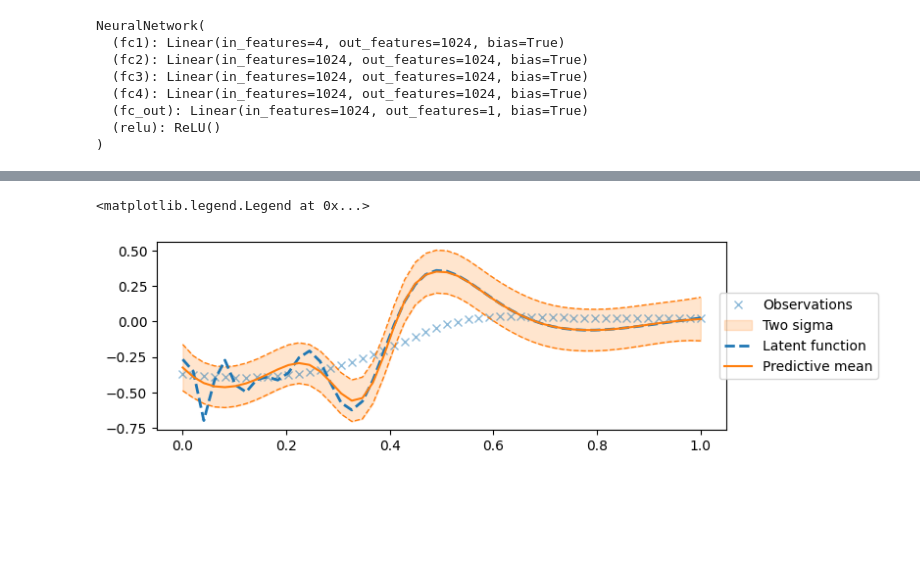
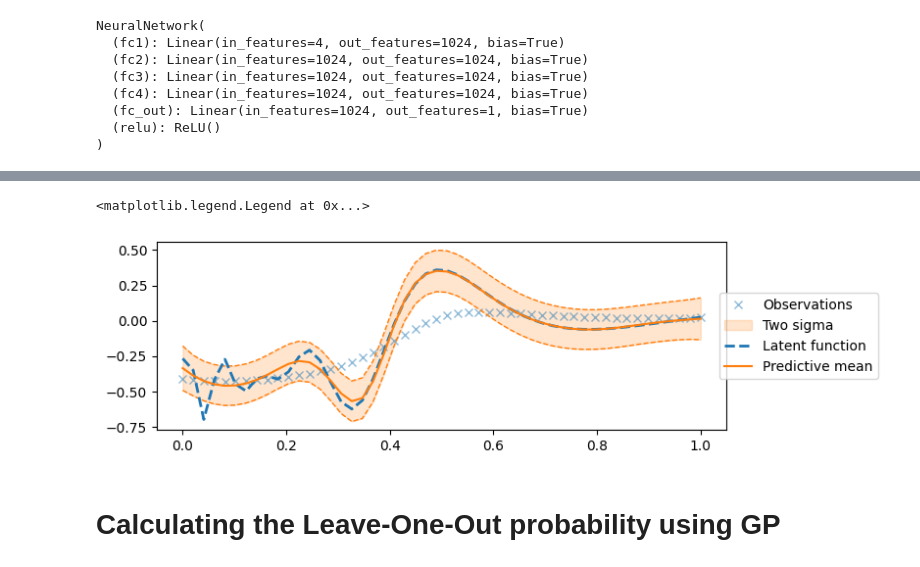
Before and after one commit to ChinmayPillai/GP_Surrogate_for_Neural_Networks, a Jupyter notebook: GP_Project.ipynb, the cells around one changed output, grey strips where cells are left out. Saved outputs shown, nothing was run; the diff lists cells and outputs as text; code cells hidden in the pictures; blank space fills up the shorter version.

```diff
--- a/GP_Project.ipynb
+++ b/GP_Project.ipynb
@@ -183,7 +199,7 @@ torch.Size([50, 4])
 # Disable gradient tracking since we're only doing inference
 with torch.no_grad():
     # Pass the test input data through the model to get predictions
-    predictions2 = model2(x_test2)
+    predictions_fourier = model_fourier(x_test_fourier)
 
-calculate_mse(y_test, predictions2)
+calculate_mse(y_test, predictions_fourier)
 # %% [output]
@@ -211,6 +323,6 @@ WARNING:absl:Type handler registry overriding type "<class 'numpy.number'>" coll
 # %%
-x_test2_jax = jnp.array(x_test2)
-predictions2_jax = jnp.array(predictions2)
+x_test_fourier_jax = jnp.array(x_test_fourier)
+predictions_fourier_jax = jnp.array(predictions_fourier)
 y_test_jax = jnp.array(y_test)
 # %%
 kernel = gpx.kernels.RBF()
@@ -308,5 +365,5 @@ def compute_loo_predictive_prob(gp, X_train, y_train):
 # %%
-D = gpx.Dataset(X=x_test2_jax, y=y_test_jax)
+D = gpx.Dataset(X=x_test_fourier_jax, y=y_test_jax)
 likelihood = gpx.likelihoods.Gaussian(num_datapoints=D.n)
 posterior = prior * likelihood
 # %%
@@ -330,5 +387,5 @@ opt_posterior, history = gpx.fit_scipy(
 # %%
-latent_dist = opt_posterior.predict(x_test2_jax, train_data=D)
+latent_dist = opt_posterior.predict(x_test_fourier_jax, train_data=D)
 predictive_dist = opt_posterior.likelihood(latent_dist)
 
 predictive_mean = predictive_dist.mean()
@@ -349,33 +393,35 @@ Array([0.08170062, 0.0741381 , 0.07259265, 0.07230821, 0.07193729,
 # %%
 fig, ax = plt.subplots(figsize=(7.5, 2.5))
-ax.plot(x_test, predictions2, "x", label="Observations", color=cols[0], alpha=0.5)
+ax.plot(x_test, predictions_fourier, "x", label="Observations", color=cols[0], alpha=0.5)
 ax.fill_between(
     x_test.squeeze(),
     predictive_mean - 2 * predictive_std,
     predictive_mean + 2 * predictive_std,
     alpha=0.2,
     label="Two sigma",
     color=cols[1],
 )
 ax.plot(
     x_test,
     predictive_mean - 2 * predictive_std,
     linestyle="--",
     linewidth=1,
     color=cols[1],
 )
 ax.plot(
     x_test,
     predictive_mean + 2 * predictive_std,
     linestyle="--",
     linewidth=1,
     color=cols[1],
 )
 ax.plot(
     x_test, y_test, label="Latent function", color=cols[0], linestyle="--", linewidth=2
 )
 ax.plot(x_test, predictive_mean, label="Predictive mean", color=cols[1])
 ax.legend(loc="center left", bbox_to_anchor=(0.975, 0.5))
 # %% [output]
 <matplotlib.legend.Legend at 0x...>
-[figure, old version]
+[figure, new version]
+# %% [markdown]
+# Calculating the Leave-One-Out probability using GP
```
Also changed, not shown: parts of 50 cells of this notebook.
